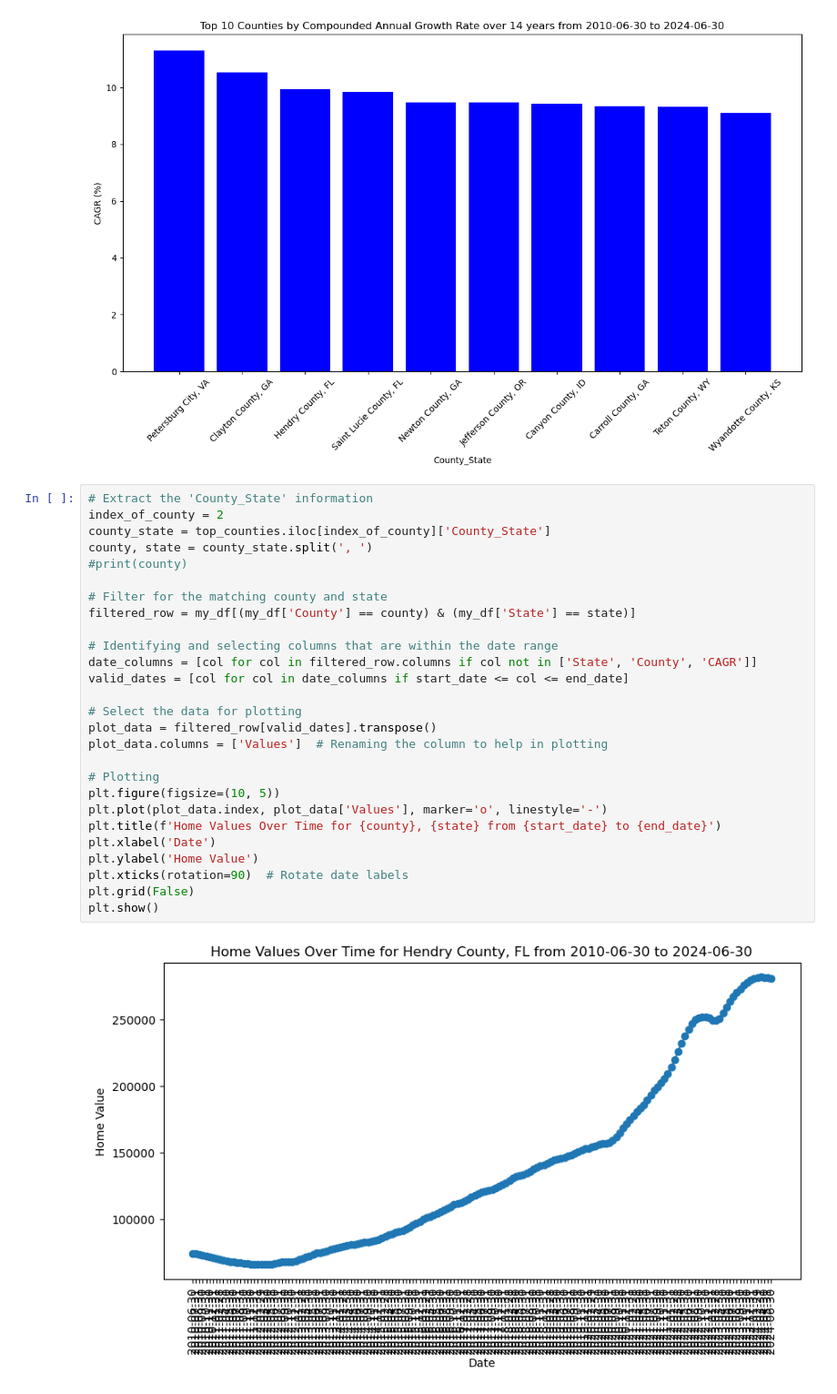
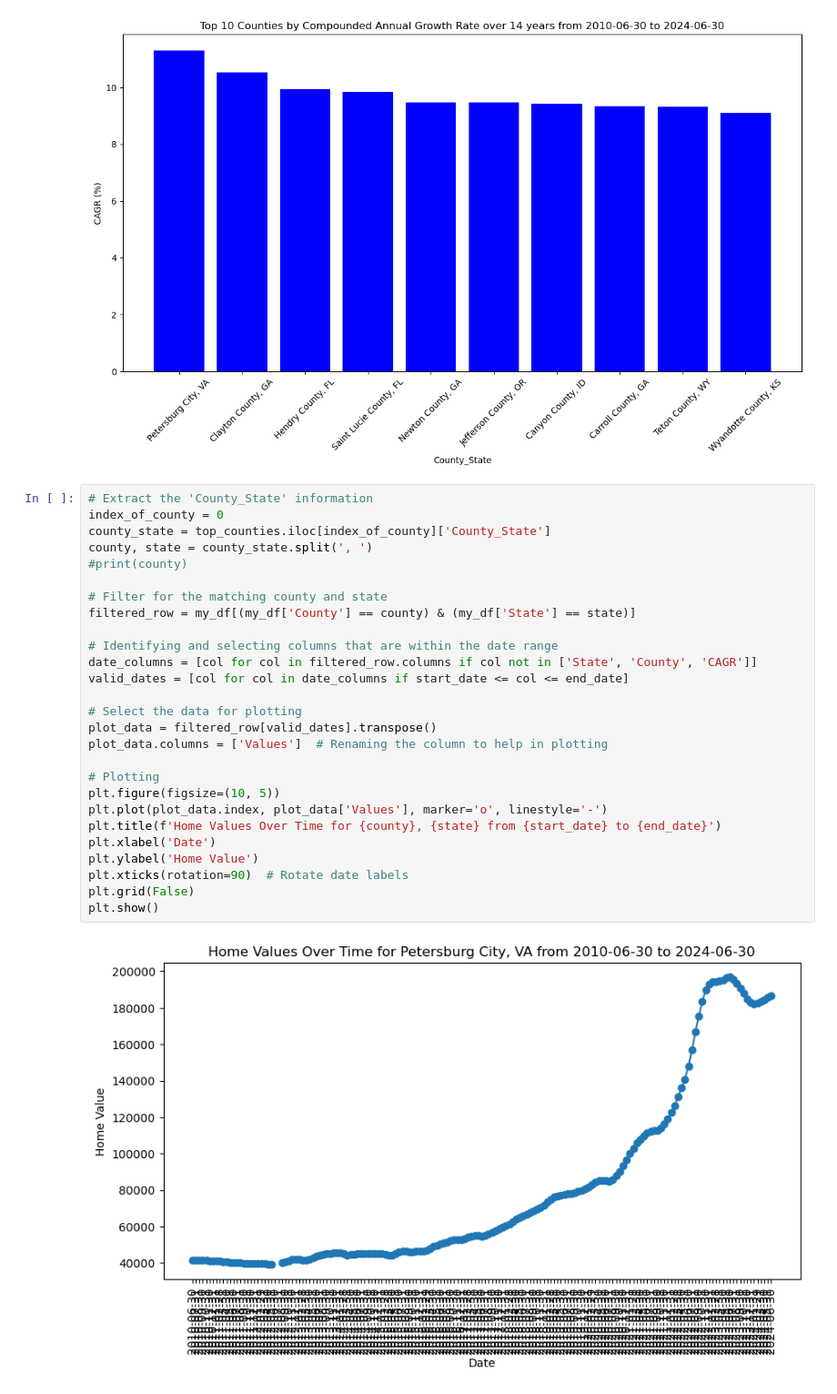
Before and after one commit to dfquinn23/Project_1, a Jupyter notebook: Zillow/home_values_county.ipynb, the cells around one changed output. Shown: that part at 91% size. Drawn from its saved outputs; the diff is of its cells as text.

```diff
--- a/Zillow/home_values_county.ipynb
+++ b/Zillow/home_values_county.ipynb
@@ -249,33 +249,33 @@ plt.show()
 [figure]
 # %%
 # Extract the 'County_State' information
-index_of_county = 2
+index_of_county = 0
 county_state = top_counties.iloc[index_of_county]['County_State']
 county, state = county_state.split(', ')
 #print(county)
 
 # Filter for the matching county and state
 filtered_row = my_df[(my_df['County'] == county) & (my_df['State'] == state)]
 
 # Identifying and selecting columns that are within the date range
 date_columns = [col for col in filtered_row.columns if col not in ['State', 'County', 'CAGR']]
 valid_dates = [col for col in date_columns if start_date <= col <= end_date]
 
 # Select the data for plotting
 plot_data = filtered_row[valid_dates].transpose()
 plot_data.columns = ['Values']  # Renaming the column to help in plotting
 
 # Plotting
 plt.figure(figsize=(10, 5))
 plt.plot(plot_data.index, plot_data['Values'], marker='o', linestyle='-')
 plt.title(f'Home Values Over Time for {county}, {state} from {start_date} to {end_date}')
 plt.xlabel('Date')
 plt.ylabel('Home Value')
 plt.xticks(rotation=90)  # Rotate date labels
 plt.grid(False)
 plt.show()
 # %% [output]
-[figure, old version]
+[figure, new version]
 # %%
 # For use to try and use RegionID as a key across datasets
 
```
Also changed, not shown: parts of 4 cells of this notebook.
